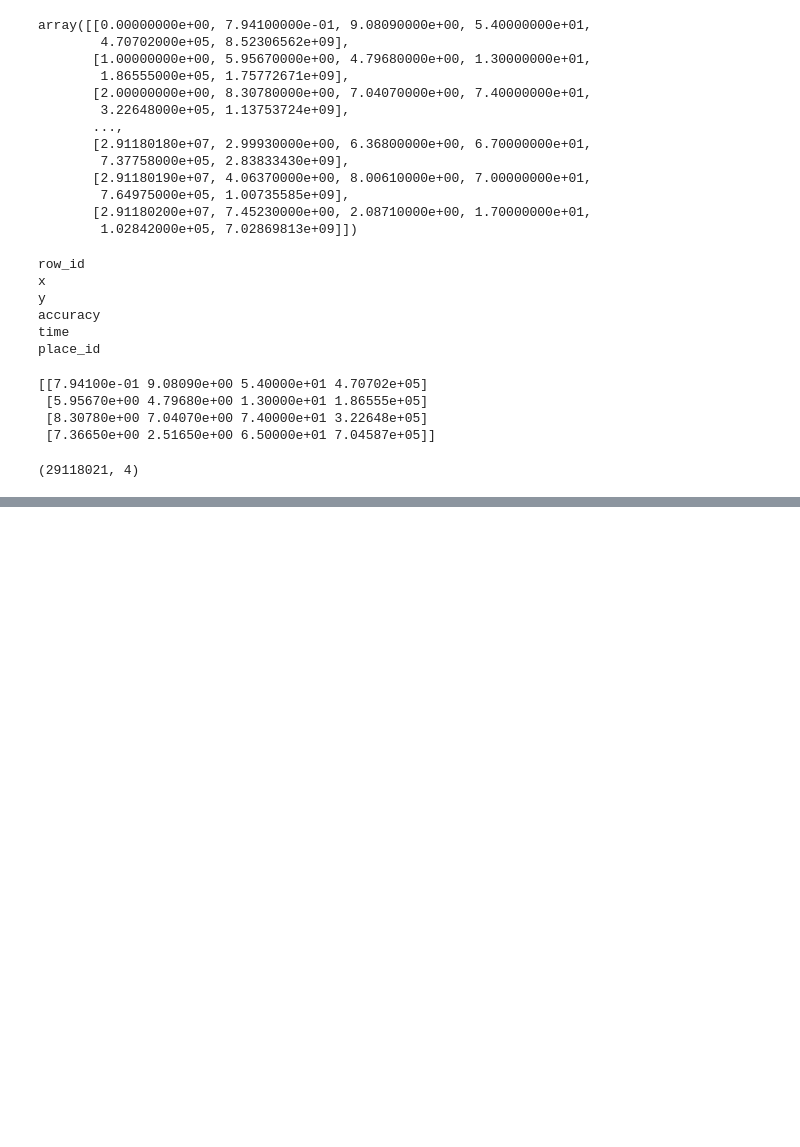
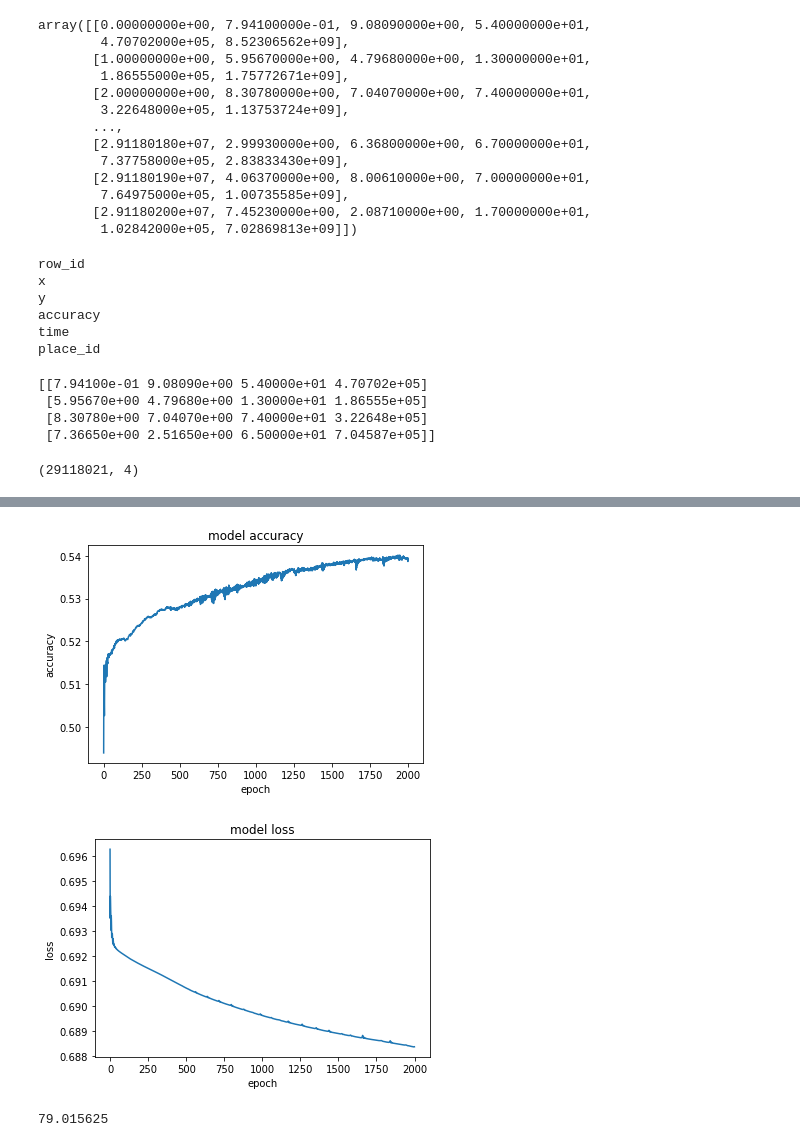
Before and after one commit to borthakur/Learned-Bloom-Filters, a Jupyter notebook: Facebook_CheckIn_Dataset.ipynb, the cells around one changed output, grey strips where cells are left out. Saved outputs shown, nothing was run; the diff lists cells and outputs as text; code cells hidden in the pictures; blank space fills up the shorter version.

Commit message:
Plotting Graphs

```diff
--- a/Facebook_CheckIn_Dataset.ipynb
+++ b/Facebook_CheckIn_Dataset.ipynb
@@ -70,3 +81,5 @@ x_train.shape
 # %%
 y_train = np.array(file.values[:,-1]).reshape(-1,1)
+x_train = x_train[0:100000]
+y_train = y_train[0:100000]
 print(y_train[0:4])
@@ -91,5 +99,5 @@ array([[-1.47174853,  1.4126682 , -0.25140462,  0.23225422],
 # %%
-f = lambda x: x % 23
+f = lambda x: x % 41
 g=lambda x: x%2
 # %%
 y_train=f(y_train)
@@ -111,0 +128,16 @@ array([[1.],
+# %%
+batch_size = len(x_train)
+input_dim = x_train.shape[1]
+additional_metrics = ['acc']
+loss_function = BinaryCrossentropy()
+optimizer = Adam()
+verbosity_mode = 0
+# %%
+layer_size = 500
+number_of_epochs = 2000
+model = Sequential()
+model.add(Dense(layer_size,input_dim=input_dim,activation='relu'))
+model.add(Dense(1,activation='sigmoid'))
+model.compile(optimizer=optimizer, loss=loss_function, metrics=additional_metrics)
+model.summary()
+history = model.fit(x_train, y_train, batch_size = batch_size, epochs=number_of_epochs, verbose=verbosity_mode)
@@ -111,0 +157,17 @@ array([[1.],
+# %%
+plt.plot(history.history['acc'])
+plt.title('model accuracy')
+plt.ylabel('accuracy')
+plt.xlabel('epoch')
+plt.show()
+
+plt.plot(history.history['loss'])
+plt.title('model loss')
+plt.ylabel('loss')
+plt.xlabel('epoch')
+plt.show()
+
+#Hidden Layer Size=10
+# %% [output]
+[figure, added]
+[figure, added]
@@ -111,0 +176,6 @@ array([[1.],
+# %%
+import os
+# Get file size in bytes for a given model
+os.stat('model1.h5').st_size/1024
+# %% [output]
+79.015625
```
Also changed, not shown: parts of 10 cells of this notebook, 3 other files.
